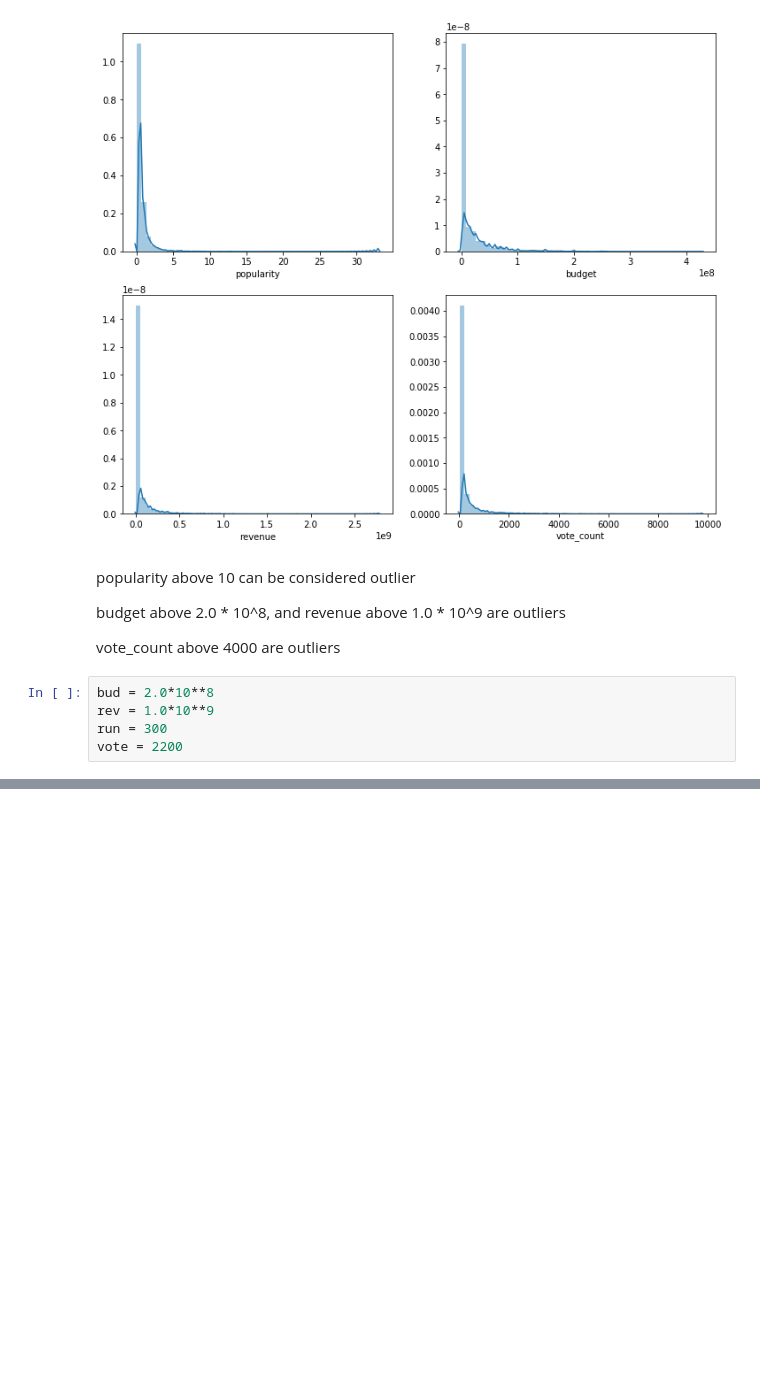
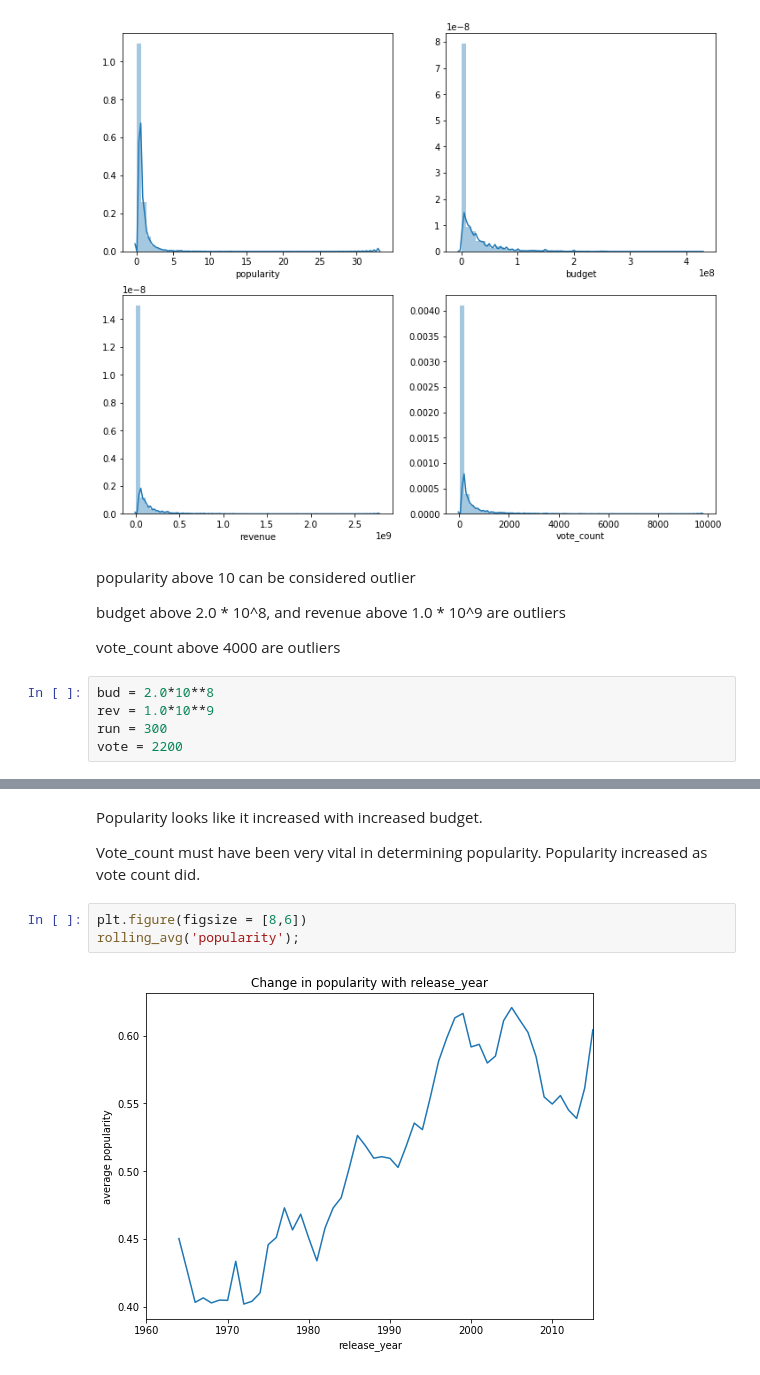
Before and after one commit to Godsfavour1/tmdb_movies_data_investigation, a Jupyter notebook: movies_data.ipynb, the cells around one changed output, grey strips where cells are left out. Cells and saved outputs as stored; diff of their text form; blank space fills up the shorter version.

```diff
--- a/movies_data.ipynb
+++ b/movies_data.ipynb
@@ -221,0 +354,9 @@ movie_df.describe()
+# %% [markdown]
+Popularity looks like it increased with increased budget.
+
+Vote_count must have been very vital in determining popularity. Popularity increased as vote count did.
+# %%
+plt.figure(figsize = [8,6])
+rolling_avg('popularity');
+# %% [output]
+[figure, added]
```
Also changed, not shown: parts of 20 cells of this notebook.
